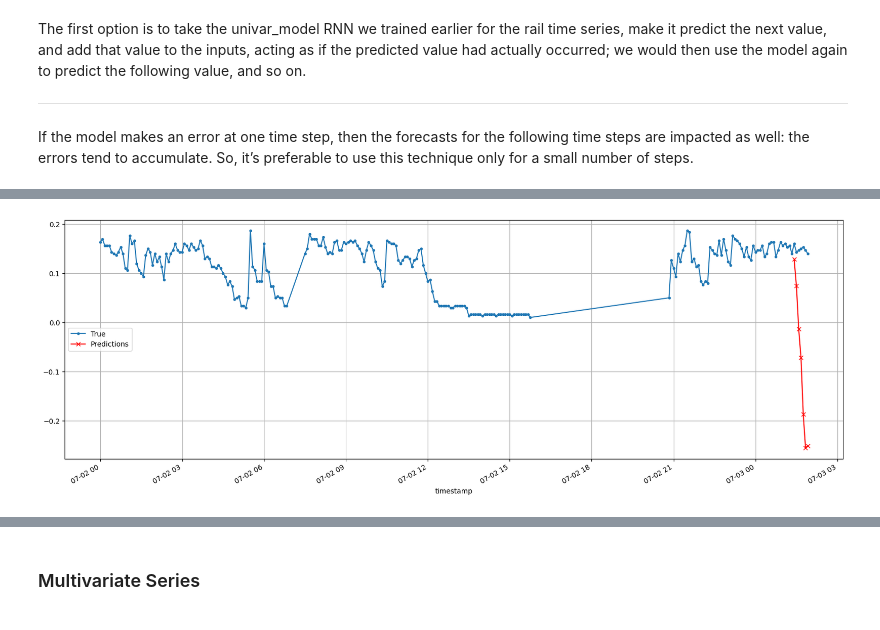
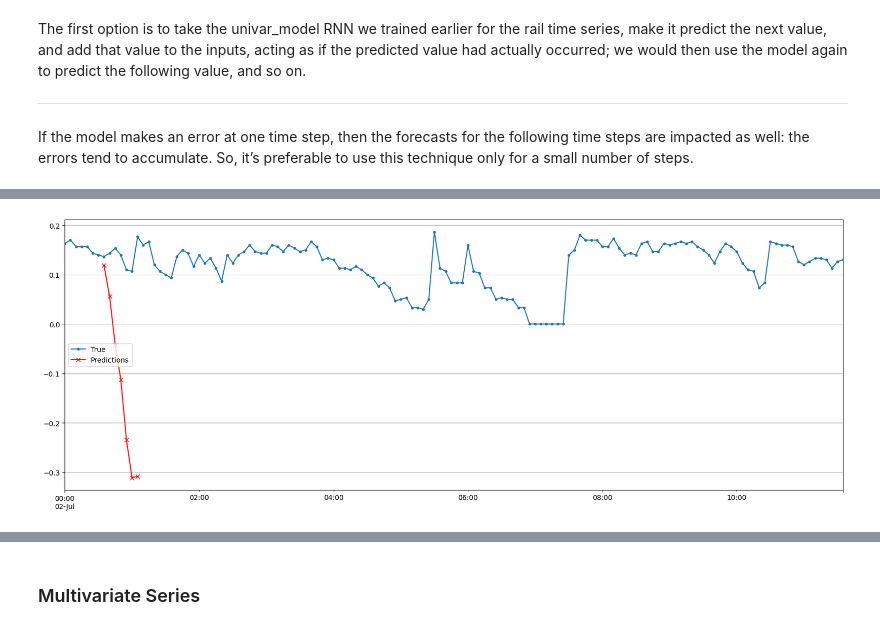
Before and after one commit to AnastasiaBrinati/experiments, a Jupyter notebook: Endpoints300s.ipynb, the cells around one changed output, grey strips where cells are left out. Cells and saved outputs as stored; diff of their text form; code cells hidden in the pictures.

```diff
--- a/Endpoints300s.ipynb
+++ b/Endpoints300s.ipynb
@@ -98,23 +135,23 @@ scaler = StandardScaler()
 # %%
 # ENDPOINT 1:
 
-# Per il dataset di training
-scaled_train1 = train_data1.copy()
+# SCALING
+scaled_train1 = zero_fitted_train1.copy()
 scaled_train1[scaled_train1.columns.drop('avg_invocations_rate')] = scaler.fit_transform(
-    train_data1[train_data1.columns.drop('avg_invocations_rate')]
+    scaled_train1[scaled_train1.columns.drop('avg_invocations_rate')]
 )
 train1 = scaled_train1
 
 # Per il dataset di validazione
-scaled_valid1 = valid_data1.copy()
+scaled_valid1 = zero_fitted_valid1.copy()
 scaled_valid1[scaled_valid1.columns.drop('avg_invocations_rate')] = scaler.transform(
-    valid_data1[valid_data1.columns.drop('avg_invocations_rate')]
+    scaled_valid1[scaled_valid1.columns.drop('avg_invocations_rate')]
 )
 valid1 = scaled_valid1
 
 # Per il dataset di test
-scaled_test1 = test_data1.copy()
+scaled_test1 = zero_fitted_test1.copy()
 scaled_test1[scaled_test1.columns.drop('avg_invocations_rate')] = scaler.transform(
-    test_data1[test_data1.columns.drop('avg_invocations_rate')]
+    zero_fitted_test1[zero_fitted_test1.columns.drop('avg_invocations_rate')]
 )
 test1 = scaled_test1
@@ -121,24 +195,24 @@ test1 = scaled_test1
 # %%
 # ENDPOINT 2:
 
-# Per il dataset di training
-scaled_train2 = train_data2.copy()
+# SCALING
+scaled_train2 = zero_fitted_train2.copy()
 scaled_train2[scaled_train2.columns.drop('avg_invocations_rate')] = scaler.fit_transform(
-    train_data2[train_data2.columns.drop('avg_invocations_rate')]
+    scaled_train2[scaled_train2.columns.drop('avg_invocations_rate')]
 )
 train2 = scaled_train2
 
 # Per il dataset di validazione
-scaled_valid2 = valid_data2.copy()
+scaled_valid2 = zero_fitted_valid2.copy()
 scaled_valid2[scaled_valid2.columns.drop('avg_invocations_rate')] = scaler.transform(
-    valid_data2[valid_data2.columns.drop('avg_invocations_rate')]
+    scaled_valid2[scaled_valid2.columns.drop('avg_invocations_rate')]
 )
 valid2 = scaled_valid2
 
 # Per il dataset di test
-scaled_test2 = test_data2.copy()
+scaled_test2 = zero_fitted_test2.copy()
 scaled_test2[scaled_test2.columns.drop('avg_invocations_rate')] = scaler.transform(
-    test_data2[test_data2.columns.drop('avg_invocations_rate')]
+    zero_fitted_test2[zero_fitted_test2.columns.drop('avg_invocations_rate')]
 )
 test2 = scaled_test2
 # %% [markdown]
@@ -609,10 +683,10 @@ for step_ahead in range(prediction_lenght):
   y_pred_one = univar_model.predict(X)
   X = np.concatenate([X, y_pred_one.reshape(1, 1, 1)], axis=1)
 
-Y_pred = pd.Series(X[0, -prediction_lenght:, 0], index=pd.date_range(start=ts1.index[-sequence_lenght], end=ts1.index[-1], freq=freq))
+Y_pred = pd.Series(X[0, -prediction_lenght:, 0], index=pd.date_range(start=ts1.index[sequence_lenght], end=ts1.index[sequence_lenght+prediction_lenght-1], freq=freq))
 
 fig, ax = plt.subplots(figsize=(20, 7))
-(ts1)[origin:end].plot(label="True", marker=".", ax=ax)
+(ts1[:(sequence_lenght*20)])[start:start].plot(label="True", marker=".", ax=ax)
 (Y_pred).plot(label="Predictions", grid=True, marker="x", color="r", ax=ax)
 plt.legend(loc="center left")
 #save_fig("forecast_ahead_plot")
@@ -635,4 +709,4 @@ plt.show()
-[figure, old version]
+[figure, new version]
 # %%
 X = ts2[:-sequence_lenght].to_numpy()[np.newaxis, :sequence_lenght, np.newaxis]
 for step_ahead in range(prediction_lenght):
```
Also changed, not shown: parts of 35 cells of this notebook.
